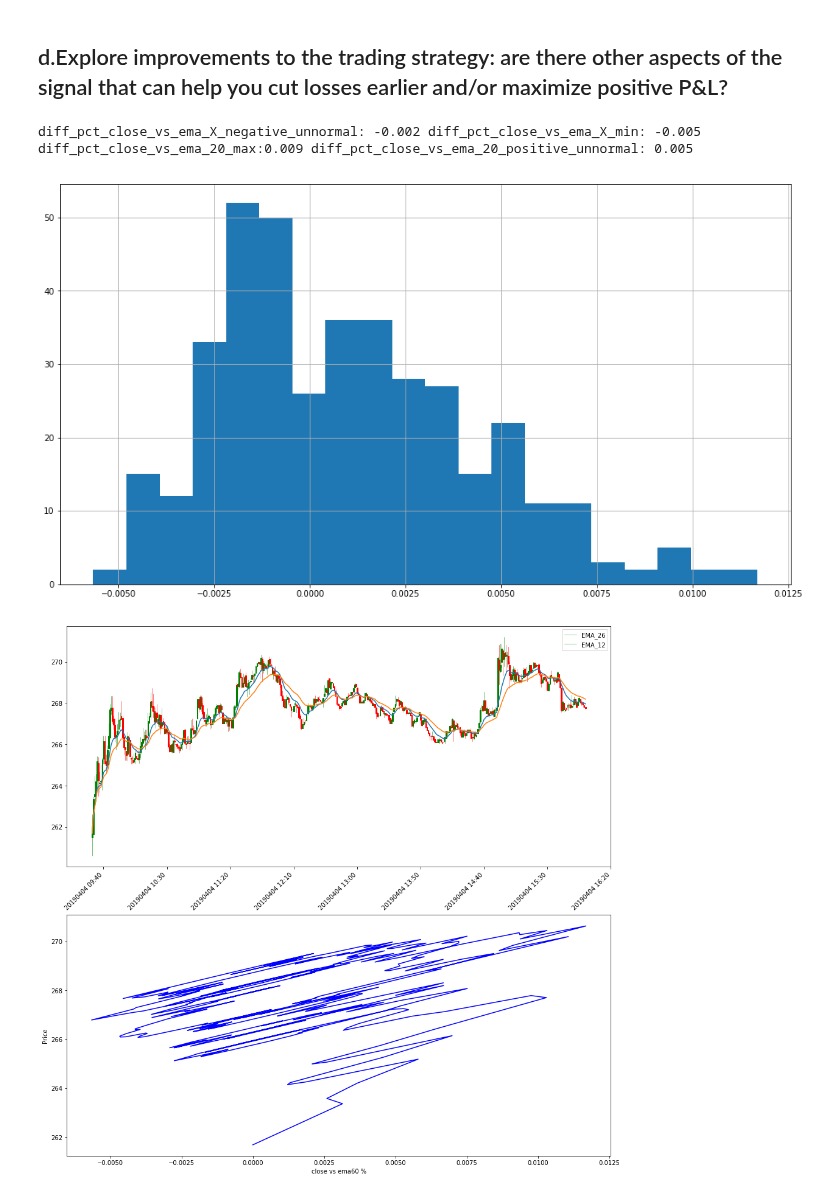
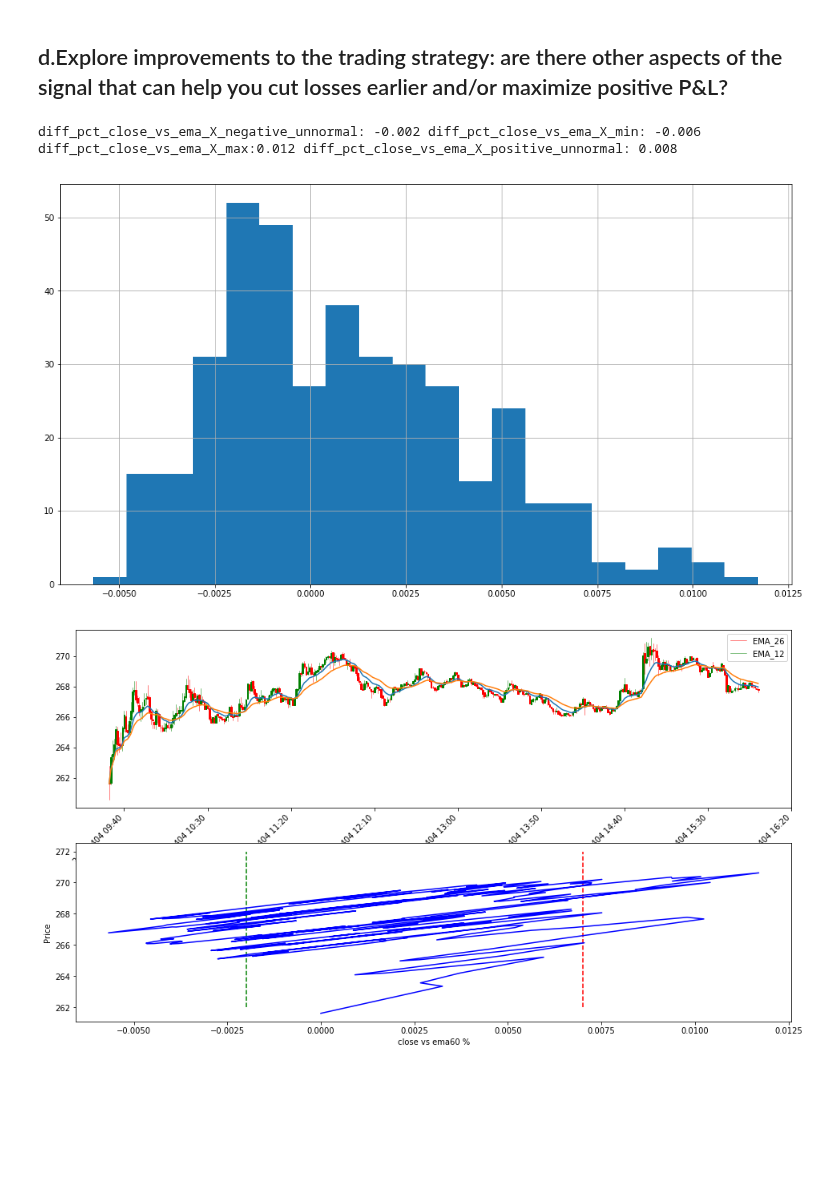
Before and after one commit to franklili3/Python-for-Finance-Engineering, a Jupyter notebook: homework2/homework2.ipynb, the cells around one changed output. Drawn from its saved outputs; the diff is of its cells as text; code cells hidden in the pictures; blank space fills up the shorter version.

```diff
--- a/homework2/homework2.ipynb
+++ b/homework2/homework2.ipynb
@@ -280,12 +283,8 @@ macd_9_ema = macd.ewm(span=9).mean()
 # calculate the difference the macd and the "signal line"
 macd_diff = macd - macd_9_ema
 # %%
-from pandas.plotting import register_matplotlib_converters
-from matplotlib.ticker import Formatter
-from mpl_finance import candlestick_ohlc
-
 register_matplotlib_converters()
-fig, (ax1, ax2) = plt.subplots(2,1, sharex=False)
+fig, (ax1, ax2) = plt.subplots(2,1, figsize=(16,9), sharex=False)
 
 # plot_intraday_summary(ax, quotes, ticksize=3)
 index_int = dates.date2num(stock_data.index.to_pydatetime())*1440
@@ -425,10 +413,10 @@ diff_pct_close_vs_ema_X_positive_unnormal = diff_pct_close_vs_ema_X_mean + 2 * d
 diff_pct_close_vs_ema_X_max = diff_pct_close_vs_ema_X.max()
 diff_pct_close_vs_ema_X_min = diff_pct_close_vs_ema_X.min()
 diff_pct_close_vs_ema_X.hist(bins=20,figsize=(16,9))
-print('diff_pct_close_vs_ema_X_negative_unnormal: {0:.3f} diff_pct_close_vs_ema_X_min: {1:.3f} diff_pct_close_vs_ema_20_max:{2:.3f} diff_pct_close_vs_ema_20_positive_unnormal: {3:.3f}'.format(diff_pct_close_vs_ema_20_negative_unnormal, diff_pct_close_vs_ema_20_min, diff_pct_close_vs_ema_20_max, diff_pct_close_vs_ema_20_positive_unnormal))
+print('diff_pct_close_vs_ema_X_negative_unnormal: {0:.3f} diff_pct_close_vs_ema_X_min: {1:.3f} diff_pct_close_vs_ema_X_max:{2:.3f} diff_pct_close_vs_ema_X_positive_unnormal: {3:.3f}'.format(diff_pct_close_vs_ema_X_negative_unnormal, diff_pct_close_vs_ema_X_min, diff_pct_close_vs_ema_X_max, diff_pct_close_vs_ema_X_positive_unnormal))
 # %% [output]
-diff_pct_close_vs_ema_X_negative_unnormal: -0.002 diff_pct_close_vs_ema_X_min: -0.005 diff_pct_close_vs_ema_20_max:0.009 diff_pct_close_vs_ema_20_positive_unnormal: 0.005
+diff_pct_close_vs_ema_X_negative_unnormal: -0.002 diff_pct_close_vs_ema_X_min: -0.006 diff_pct_close_vs_ema_X_max:0.012 diff_pct_close_vs_ema_X_positive_unnormal: 0.008
-[figure, old version]
+[figure, new version]
 # %%
 import math as ma
 sig_buy = ma.ceil(diff_pct_close_vs_ema_X_negative_unnormal * 1000) / 1000
@@ -451,12 +439,10 @@ for index_stock_price in range(n_stock_price):
 signal2 = pd.Series(sig, index = stock_data.index)
 #signal2.set_index(stock_data.index)
 # %%
-from pandas.plotting import register_matplotlib_converters
-from matplotlib.ticker import Formatter
-from mpl_finance import candlestick_ohlc
+
 
 register_matplotlib_converters()
-fig, (ax1, ax2) = plt.subplots(2,1, sharex=False)
+fig, (ax1, ax2) = plt.subplots(2,1, figsize=(16,9), sharex=False)
 
 # plot_intraday_summary(ax, quotes, ticksize=3)
 index_int = dates.date2num(stock_data.index.to_pydatetime())*1440
@@ -473,6 +459,9 @@ ax1.legend(['EMA_26', 'EMA_12'])
 ax2.plot(diff_pct_close_vs_ema_X, stock_data['close'], "b-")
 ax2.set_xlabel('close vs ema{0:d} %'.format(X))
 ax2.set_ylabel('Price')
+ax2.vlines(sig_buy, 262, 272, colors = "green", linestyles = "dashed")
+ax2.vlines(sig_sell, 262, 272, colors = "red", linestyles = "dashed")
+
 #ax2.legend(['close vs ema{0:d} %'.format(X)])
 
 class MyFormatter(Formatter):
@@ -481,34 +470,34 @@ class MyFormatter(Formatter):
                 self.fmt = fmt
 
             def __call__(self, x, pos=0):
                 'Return the label for time x at position pos'
                 ind = int(np.round(x))
                 #ind就是x轴的刻度数值，不是日期的下标
 
                 return dates.num2date( ind/1440).strftime(self.fmt)
 
 formatter = MyFormatter(index_int)
 ax1.xaxis.set_major_formatter(formatter)
 #ax2.xaxis.set_major_formatter(formatter)
 
 for label in ax1.get_xticklabels():
             label.set_rotation(45)
             label.set_horizontalalignment('right')
 #for label in ax2.get_xticklabels():
 #            label.set_rotation(45)
 #            label.set_horizontalalignment('right')
 #ax3 = ax2.twinx()    # mirror the ax2
 #ax3.plot(index_int, stock_data['close'], 'g-')
 #ax3.set_ylabel('Price', color='g')
 plt.show()
 #ax2.xaxis.set_major_locator(dates.DayLocator(interval=5))
 #ax2.xaxis.set_major_formatter(dates.DateFormatter('%m-%d-%y'))
 
 #fig.tight_layout()
 #fig.autofmt_xdate()
 #fig.suptitle("MACD")
 # %% [output]
-[figure, old version]
+[figure, new version]
 # %%
 # now let's accumulate some P&L
 position = 0
```
Also changed, not shown: parts of 6 cells of this notebook.
